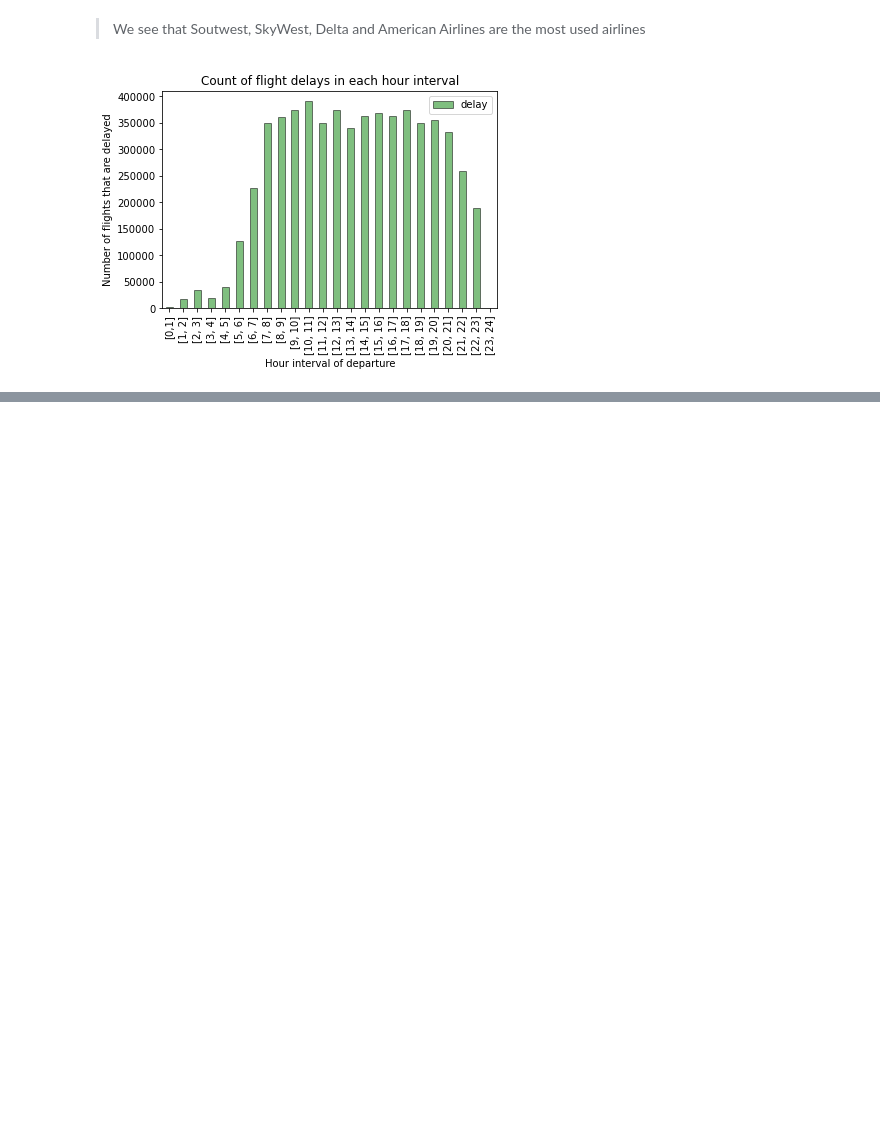
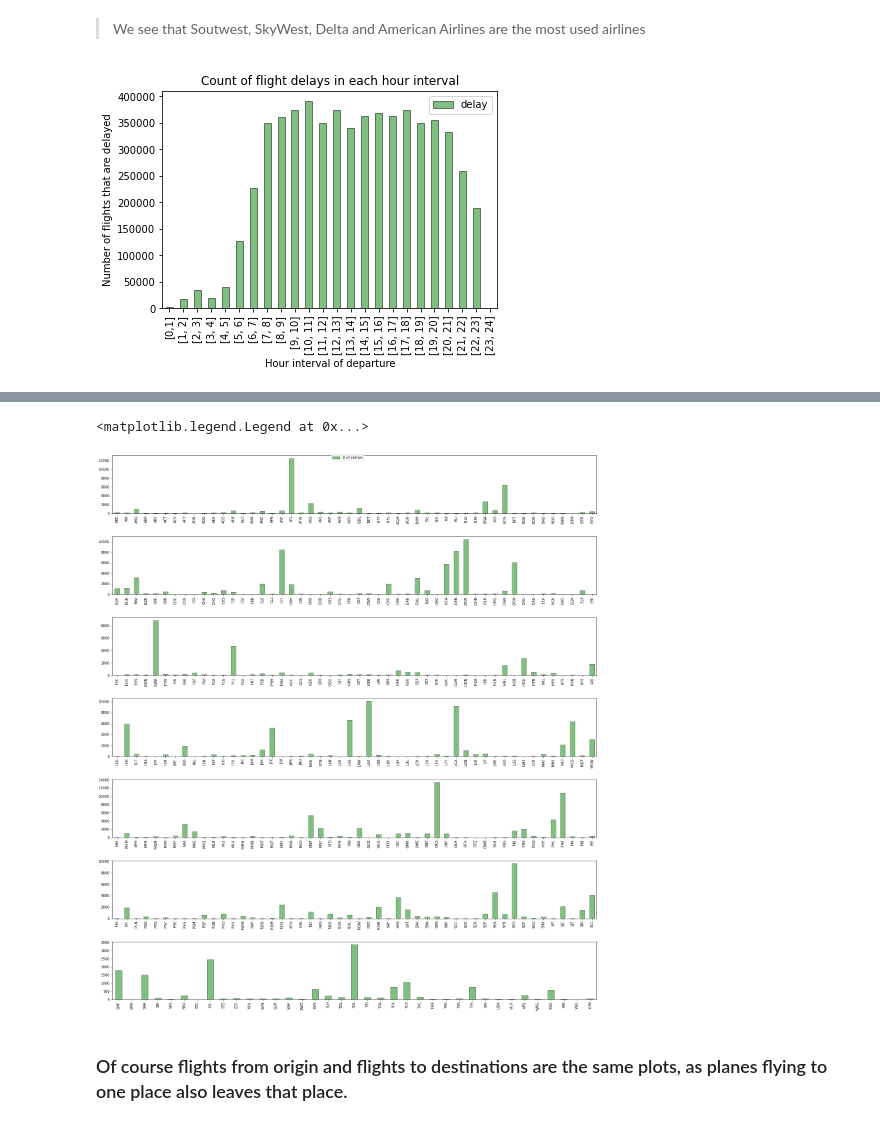
Before and after one commit to JCRL21/ModelML_project, a Jupyter notebook: exploratory.ipynb, the cells around one changed output, grey strips where cells are left out. Cells and saved outputs as stored; diff of their text form; code cells hidden in the pictures; blank space fills up the shorter version.

```diff
--- a/exploratory.ipynb
+++ b/exploratory.ipynb
@@ -91,0 +187,42 @@ ax.set_title('Count of flight delays in each hour interval');
+# %%
+# Number of flights to destination
+df_dest = df.filter(regex='DEST')
+df_dest = df_dest.sum()
+
+# Get labels
+labs = []
+lst_idx = list(df_dest.index)
+for i in range(len(lst_idx)):
+    labs.append(lst_idx[i].replace('DEST_', ''))
+
+# Set labels as index
+
+fig, ax = plt.subplots(nrows=7, ncols=1, figsize=(20,20))
+fig.tight_layout()
+# set the spacing between subplots
+plt.subplots_adjust(top = 1.1,
+                    hspace=0.4)
+
+ax = ax.ravel()
+df_dest = df_dest.set_axis(labs)
+df_dest[:50].plot.bar(color='green', alpha=0.5, edgecolor='black', rot=90, label='# of entries', ax=ax[0])
+
+df_dest[50:100].plot.bar(color='green', alpha=0.5, edgecolor='black', rot=90, label='# of entries', ax=ax[1])
+
+df_dest[100:150].plot.bar(color='green', alpha=0.5, edgecolor='black', rot=90, label='# of entries', ax=ax[2])
+
+df_dest[150:200].plot.bar(color='green', alpha=0.5, edgecolor='black', rot=90, label='# of entries', ax=ax[3])
+
+df_dest[200:250].plot.bar(color='green', alpha=0.5, edgecolor='black', rot=90, label='# of entries', ax=ax[4])
+
+df_dest[250:300].plot.bar(color='green', alpha=0.5, edgecolor='black', rot=90, label='# of entries', ax=ax[5])
+
+df_dest[300:350].plot.bar(color='green', alpha=0.5, edgecolor='black', rot=90, label='# of entries', ax=ax[6])
+
+handles, labels = ax[0].get_legend_handles_labels()
+fig.legend(handles, labels, loc='upper center')
+# %% [output]
+<matplotlib.legend.Legend at 0x...>
+[figure, added]
+# %% [markdown]
+### Of course flights from origin and flights to destinations are the same plots, as planes flying to one place also leaves that place.
```
Also changed, not shown: parts of 3 cells of this notebook, 1 other file.
